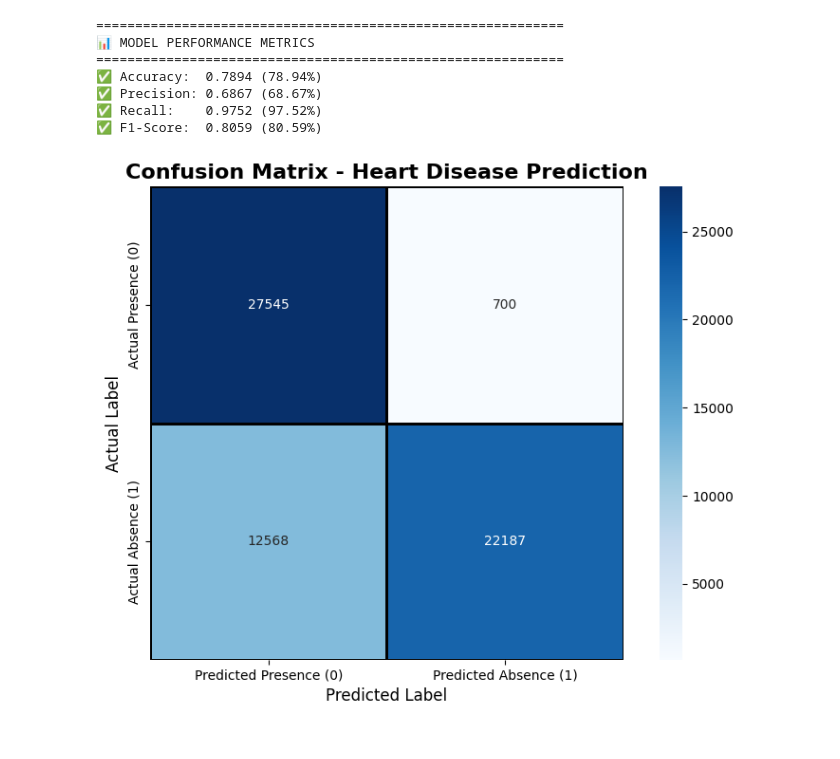
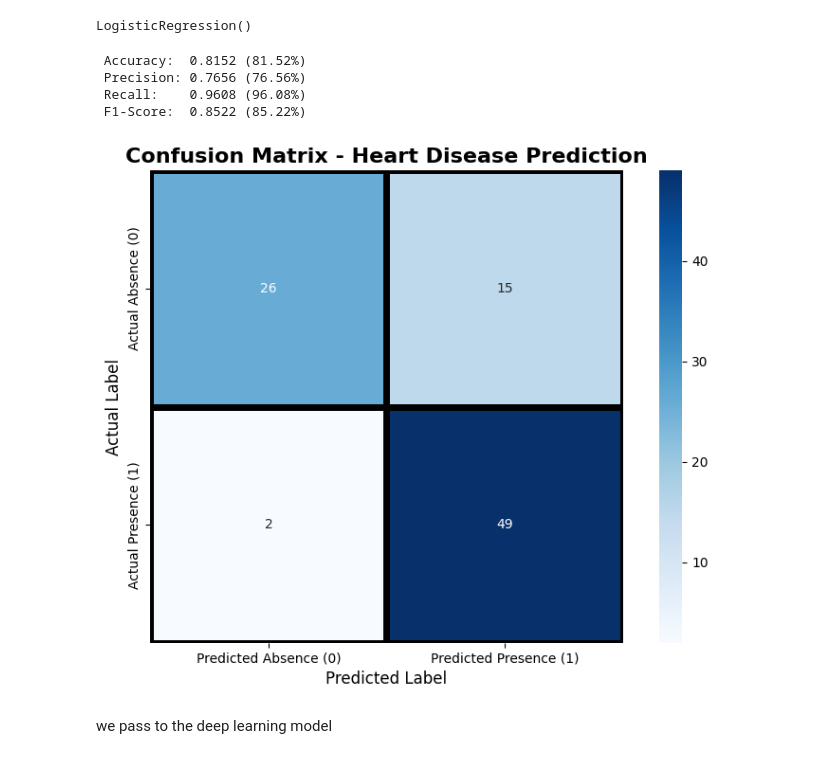
Before and after one commit to analysishater/DeepLearning, a Jupyter notebook: code.ipynb, the cells around one changed output. Drawn from its saved outputs; the diff is of its cells as text; code cells hidden in the pictures.

```diff
--- a/code.ipynb
+++ b/code.ipynb
@@ -157,4 +164,0 @@ df
-# %%
-#improvments
-df["Cholesterol*bp"]=(df["Cholesterol"]+df["BP"])/2
-df1["Cholesterol*bp"]=(df1["Cholesterol"]+df1["BP"])/2
@@ -164,11 +203,7 @@ model = LogisticRegression()
 x_train,x_test,y_train,y_test=train_test_split(
     df,y,test_size=0.10,random_state=42, stratify=y
 )
-model.fit(x_train,y_train)
 
-# Get probability scores for positive class
-y_pred_proba = model.predict_proba(x_test)[:, 1]  # probabilities for class 1
-
-# Choose a lower threshold (e.g., 0.3 instead of default 0.5)
-threshold = 0.9
-y_pred_custom = (y_pred_proba >= threshold).astype(int)
+smote = SMOTE(random_state=42, k_neighbors=5)
+X_train_smote, y_train_smote = smote.fit_resample(x_train, y_train)
+X_train_smote.info()
@@ -175,44 +228,52 @@ y_pred_custom = (y_pred_proba >= threshold).astype(int)
+# %%
+model.fit(X_train_smote,y_train_smote)
+# %% [output]
+LogisticRegression()
+# %%
+
+y_pred_proba = model.predict_proba(x_test)[:, 1]
+
+# Choosed a lower threshold (ex  0.2 instead of default 0.5)
+threshold = 0.2
+y_pred_custom = (y_pred_proba >= threshold).astype(int)
 # %%
 accuracy = accuracy_score(y_test,y_pred_custom)
-precision = precision_score(y_test,y_pred_custom, pos_label=0)
-recall = recall_score(y_test,y_pred_custom, pos_label=0)
-f1 = f1_score(y_test,y_pred_custom, pos_label=0)
+precision = precision_score(y_test,y_pred_custom)
+recall = recall_score(y_test,y_pred_custom)
+f1 = f1_score(y_test,y_pred_custom)
 
-print("="*60)
-print("📊 MODEL PERFORMANCE METRICS")
-print("="*60)
-print(f"✅ Accuracy:  {accuracy:.4f} ({accuracy*100:.2f}%)")
-print(f"✅ Precision: {precision:.4f} ({precision*100:.2f}%)")
-print(f"✅ Recall:    {recall:.4f} ({recall*100:.2f}%)")
-print(f"✅ F1-Score:  {f1:.4f} ({f1*100:.2f}%)")
+
+print(f" Accuracy:  {accuracy:.4f} ({accuracy*100:.2f}%)")
+print(f" Precision: {precision:.4f} ({precision*100:.2f}%)")
+print(f" Recall:    {recall:.4f} ({recall*100:.2f}%)")
+print(f" F1-Score:  {f1:.4f} ({f1*100:.2f}%)")
 # %% [output]
-============================================================
-📊 MODEL PERFORMANCE METRICS
-============================================================
-✅ Accuracy:  0.7894 (78.94%)
-✅ Precision: 0.6867 (68.67%)
-✅ Recall:    0.9752 (97.52%)
-✅ F1-Score:  0.8059 (80.59%)
+ Accuracy:  0.8152 (81.52%)
+ Precision: 0.7656 (76.56%)
+ Recall:    0.9608 (96.08%)
+ F1-Score:  0.8522 (85.22%)
 # %%
 cm = confusion_matrix(y_test,y_pred_custom)
 
 # Create the visualization
 plt.figure(figsize=(8, 6))
 sns.heatmap(cm,
-            annot=True,           # Show numbers in cells
+            annot=True,            # Show numbers in cells
             fmt='d',               # Integer format
             cmap='Blues',          # Color scheme
             cbar=True,             # Show color bar
             square=True,           # Square cells
-            linewidths=1,          # Lines between cells
-            linecolor='black',      # Line color
+            linewidths=5,          # Lines between cells
+            linecolor='black',     # Line color
 
-            xticklabels=['Predicted Presence (0)', 'Predicted Absence (1)'],
-            yticklabels=['Actual Presence (0)', 'Actual Absence (1)'])
+            xticklabels=['Predicted Absence (0)', 'Predicted Presence (1)'],
+            yticklabels=['Actual Absence (0)', 'Actual Presence (1)'])
 plt.title('Confusion Matrix - Heart Disease Prediction', fontsize=16, fontweight='bold')
 plt.xlabel('Predicted Label', fontsize=12)
 plt.ylabel('Actual Label', fontsize=12)
 plt.tight_layout()
 plt.show()
 # %% [output]
-[figure, old version]
+[figure, new version]
+# %% [markdown]
+we pass to the deep learning model
```
Also changed, not shown: parts of 15 cells of this notebook.
